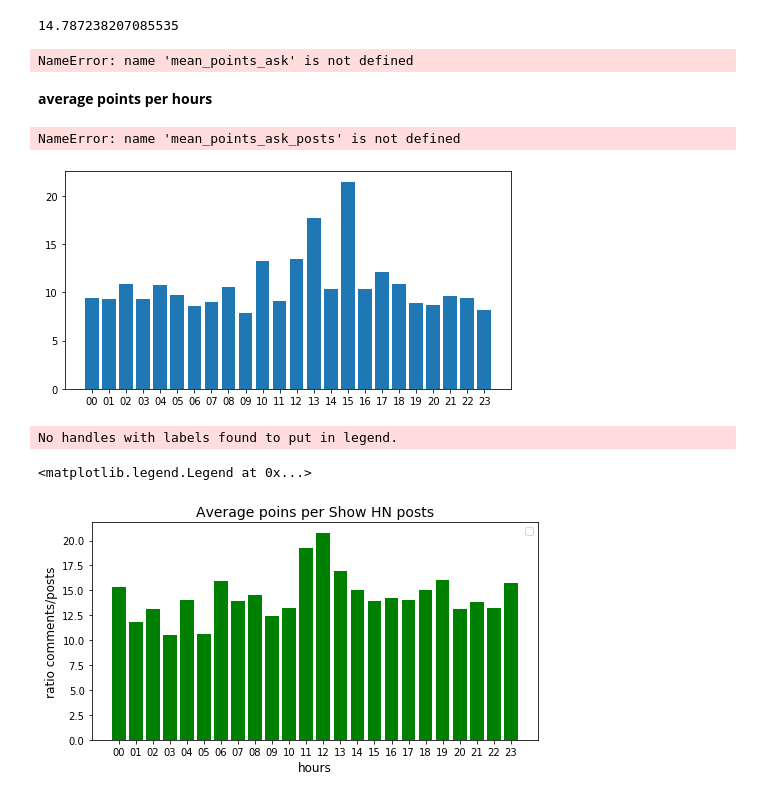
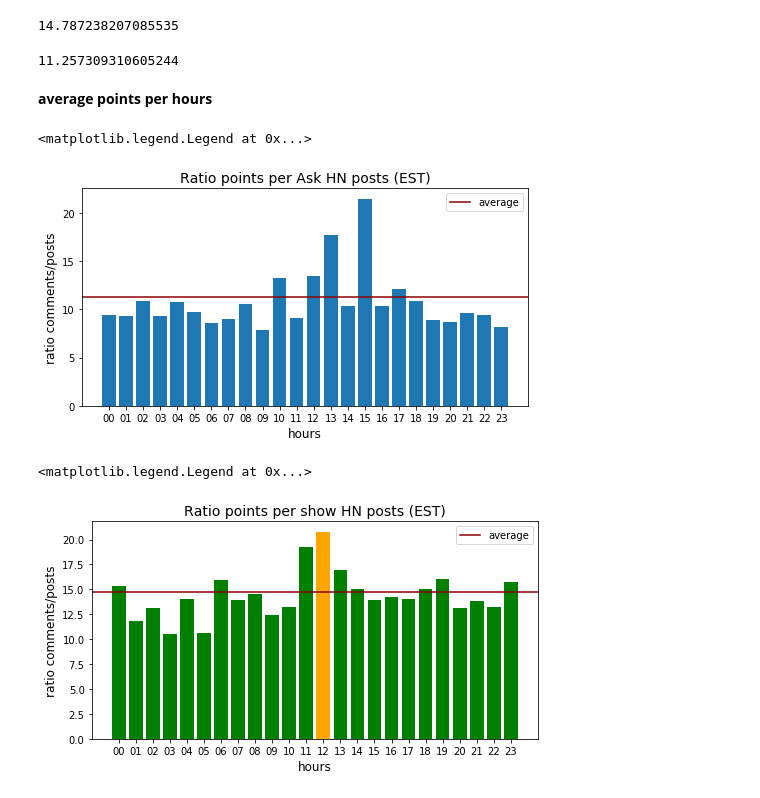
Before and after one commit to tfreyd/Reddit_post, a Jupyter notebook: Project2_hackerNewsPosts.ipynb, the cells around one changed output. Cells and saved outputs as stored; diff of their text form; code cells hidden in the pictures.

```diff
--- a/Project2_hackerNewsPosts.ipynb
+++ b/Project2_hackerNewsPosts.ipynb
@@ -474,11 +474,10 @@ mean_points_show_posts
 14.787238207085535
 # %%
 #compute mean points for ask HN posts
-mean_points_ask
-_posts=df_ask['num_points'].mean()
+mean_points_ask_posts=df_ask['num_points'].mean()
 mean_points_ask_posts
 # %% [output]
-NameError: name 'mean_points_ask' is not defined
+11.257309310605244
 # %% [markdown]
 **average points per hours**
 # %%
@@ -509,29 +508,38 @@ ask_posts_points_per_hours=ratio_per_hours(df_ask)
 # %%
 #plot ask posts
 plt.figure(figsize=(8,4))
 plt.bar(ask_posts_points_per_hours.keys(),
         ask_posts_points_per_hours.values())
 plt.axhline(mean_points_ask_posts,
            color='darkred',
-           label='average Ask HN posts')
+           label='average')
 plt.title('Ratio points per Ask HN posts (EST)',size=14)
 plt.xlabel('hours', size=12)
 plt.ylabel('ratio comments/posts',size=12)
 plt.legend()
+
+plt.savefig('ratio_points_ask_comments.png')
 # %% [output]
-NameError: name 'mean_points_ask_posts' is not defined
+<matplotlib.legend.Legend at 0x...>
-[figure, old version]
+[figure, new version]
 # %%
+#plot ask posts
 plt.figure(figsize=(8,4))
 plt.bar(show_posts_points_per_hours.keys(),
         show_posts_points_per_hours.values(),
        color='green')
-
-plt.title('Ratio points per Show HN posts (EST)',size=14)
+plt.bar(12,show_posts_points_per_hours['12'],
+       color='orange',
+       )
+plt.axhline(mean_points_show_posts,
+           color='darkred',
+           label='average')
+plt.title('Ratio points per show HN posts (EST)',size=14)
 plt.xlabel('hours', size=12)
 plt.ylabel('ratio comments/posts',size=12)
 plt.legend()
+
+plt.l
 # %% [output]
-No handles with labels found to put in legend.
+<matplotlib.legend.Legend at 0x...>
-<matplotlib.legend.Legend at 0x...>
-[figure, old version]
+[figure, new version]
```
Also changed, not shown: parts of 1 cell of this notebook, 3 other files.
